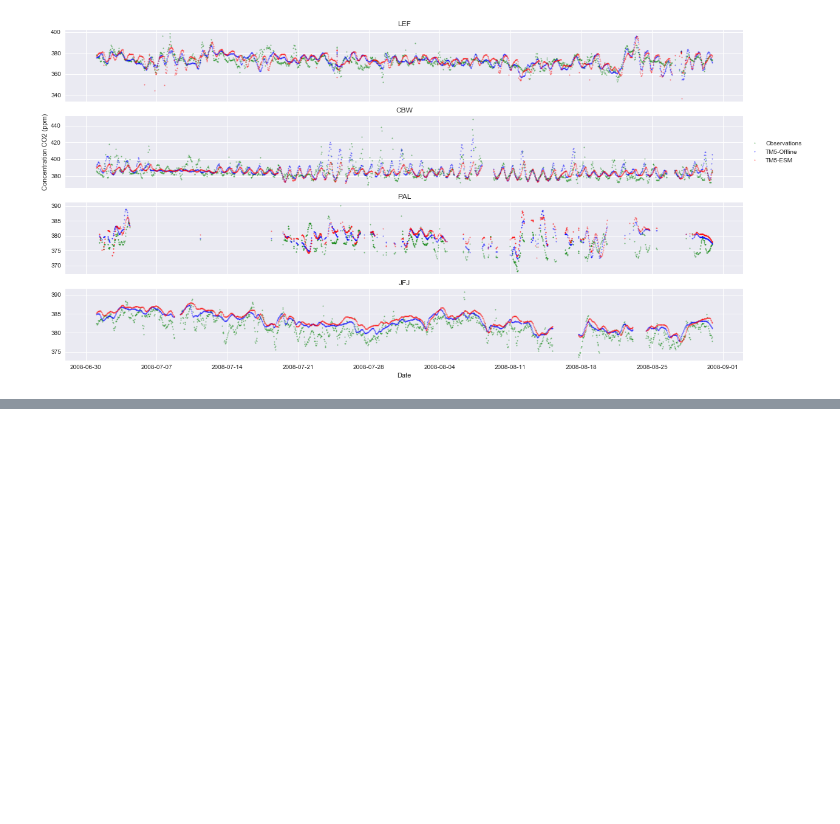
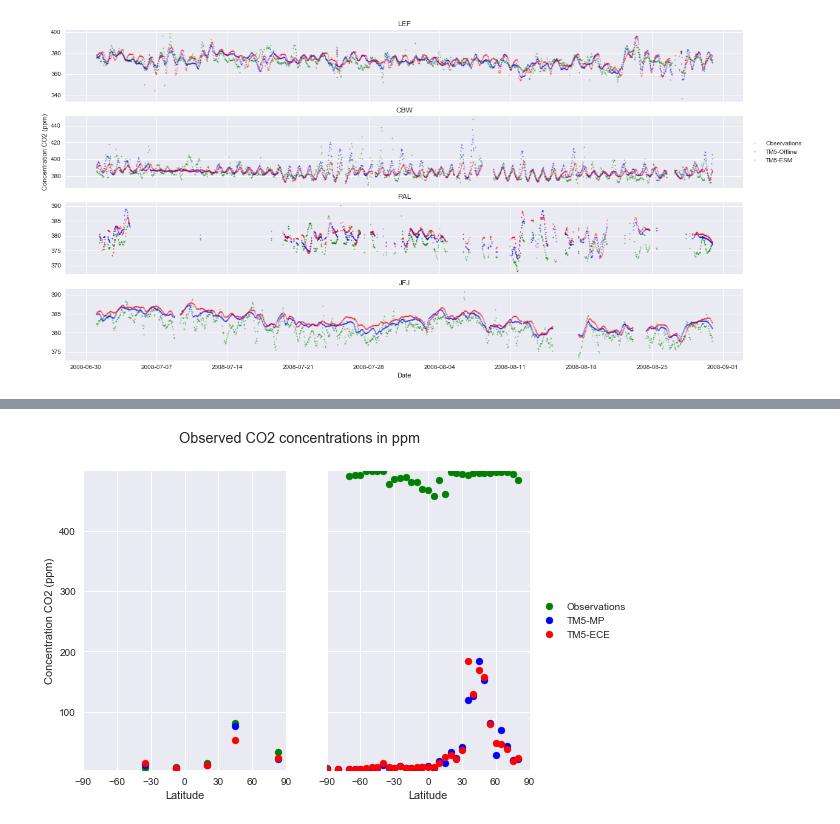
Before and after one commit to Killaars/PhD, a Jupyter notebook: Pictures_Helsinki.ipynb, the cells around one changed output, grey strips where cells are left out. Saved outputs shown, nothing was run; the diff lists cells and outputs as text; code cells hidden in the pictures; blank space fills up the shorter version.

```diff
--- a/Pictures_Helsinki.ipynb
+++ b/Pictures_Helsinki.ipynb
@@ -620,7 +632,7 @@ import datetime
 
 knmipath = '/nobackup/users/killaars/PhD_data/runs_may_2017'
 macbookpath = '/Users/killaars/PhD/runs_may_2017/'
-path = knmipath
+path = macbookpath
 
 fin_obs = []
 time = []
@@ -680,6 +692,7 @@ df = pd.DataFrame({'A_fin_obs' : fin_obs*1000000,
                    'E_lat'     : lat,
                    'F_lon'     : lon,
                    'G_date'    : time},index=obs_num)
+df = df[df.A_fin_obs<500]
 
 MLO = (df.E_lat>19) & (df.E_lat<20) & (df.F_lon>-155) & (df.F_lon<-154) #Mauna Loa, Hawai, US
 ALT = (df.E_lat>82) & (df.E_lat<83) & (df.F_lon>-63) & (df.F_lon<-62) #Alert, Alaska, US
@@ -704,33 +717,35 @@ for mask in masks:
 
 # Calculate some statistics of all the values that fit in the numpy array boxes and calculate the amplitude of the timeseries
 lat_fin_obs = df['A_fin_obs'].groupby(pd.cut(df['E_lat'],np.arange(-90,95,5))).agg({'mean':np.mean,'min':np.min,'max':np.max})
 lat_fin_obs['diff'] = lat_fin_obs['max']-lat_fin_obs['min']
 
 lat_fmp_obs = df['B_fmp_obs'].groupby(pd.cut(df['E_lat'],np.arange(-90,95,5))).agg({'mean':np.mean,'min':np.min,'max':np.max})
 lat_fmp_obs['diff'] = lat_fmp_obs['max']-lat_fmp_obs['min']
 
 lat_fesm_obs = df['C_fesm_obs'].groupby(pd.cut(df['E_lat'],np.arange(-90,95,5))).agg({'mean':np.mean,'min':np.min,'max':np.max})
 lat_fesm_obs['diff'] = lat_fesm_obs['max']-lat_fesm_obs['min']
 
 f, (ax1,ax2) = plt.subplots(1, 2,sharey=True,sharex=True)
 plt.suptitle('Observed CO2 concentrations in ppm')
 size = 2
 alpha=.3
 
 ax1.scatter(lat,fin_diff,color='g', label='Observations')
 ax1.scatter(lat,fmp_diff,color='b', label='TM5-MP')
 ax1.scatter(lat,fesm_diff,color='r', label='TM5-ECE')
 ax2.scatter(np.arange(-90,90,5),lat_fin_obs['diff'],color='g', label='Observations')
 ax2.scatter(np.arange(-90,90,5),lat_fmp_obs['diff'],color='b', label='TM5-MP')
 ax2.scatter(np.arange(-90,90,5),lat_fesm_obs['diff'],color='r', label='TM5-ECE')
 ax1.set(xlabel='Latitude', ylabel='Concentration CO2 (ppm)')
 ax2.set(xlabel='Latitude')
 
 plt.ylim(np.min(lat_fin_obs['diff']),np.max(lat_fin_obs['diff']))
 plt.xlim(-90,90)
 plt.xticks(np.arange(-90, 90+30, 30))
 plt.legend(loc='center left', bbox_to_anchor=(1, 0.5))
 plt.show()
+# %% [output]
+[figure, added]
 # %%
 #6 Bar charts with the RMSE of the different stations and different type.
 #  Code extension allows to easily switch the timeseries graph for any chosen station.
```
Also changed, not shown: parts of 5 cells of this notebook.
